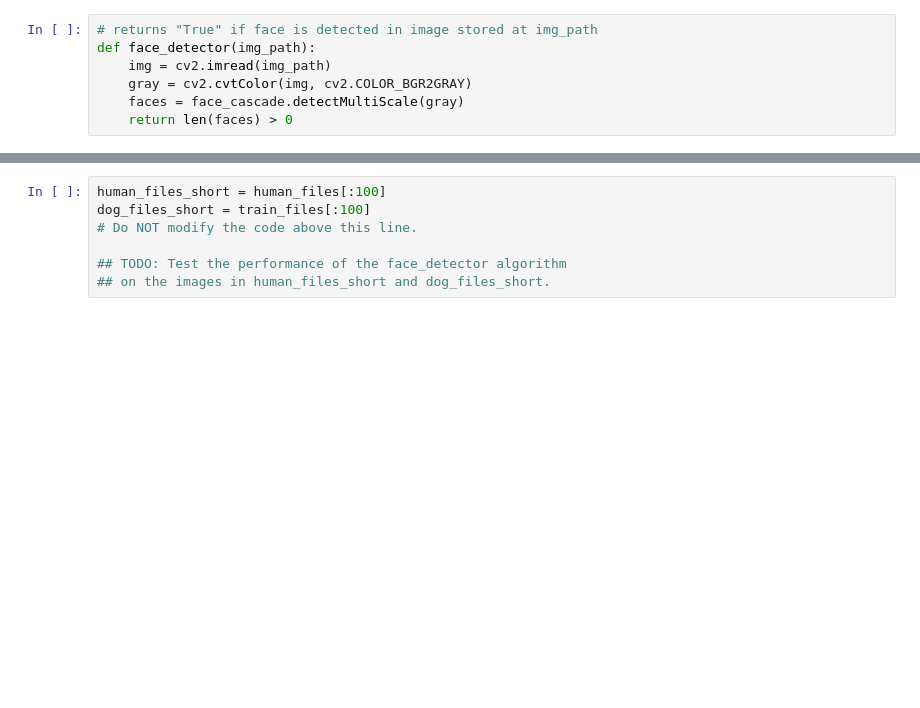
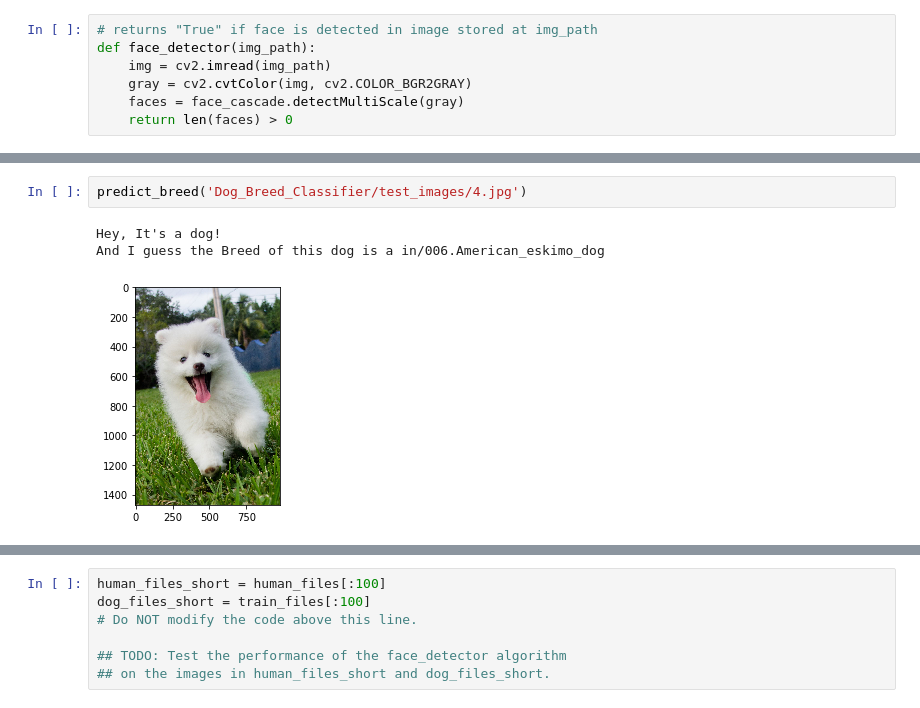
Before and after one commit to amrudesh1/Dog_Breed_Classifier, a Jupyter notebook: dog_app.ipynb, the cells around one changed output, grey strips where cells are left out. Drawn from its saved outputs; the diff is of its cells as text; blank space fills up the shorter version.

```diff
--- a/dog_app.ipynb
+++ b/dog_app.ipynb
@@ -164,0 +850,6 @@ __Answer:__
+# %%
+predict_breed('Dog_Breed_Classifier/test_images/4.jpg')
+# %% [output]
+Hey, It's a dog!
+And I guess the Breed of this dog is a in/006.American_eskimo_dog
+[figure, added]
```
Also changed, not shown: parts of 95 cells of this notebook, 1 other file.
